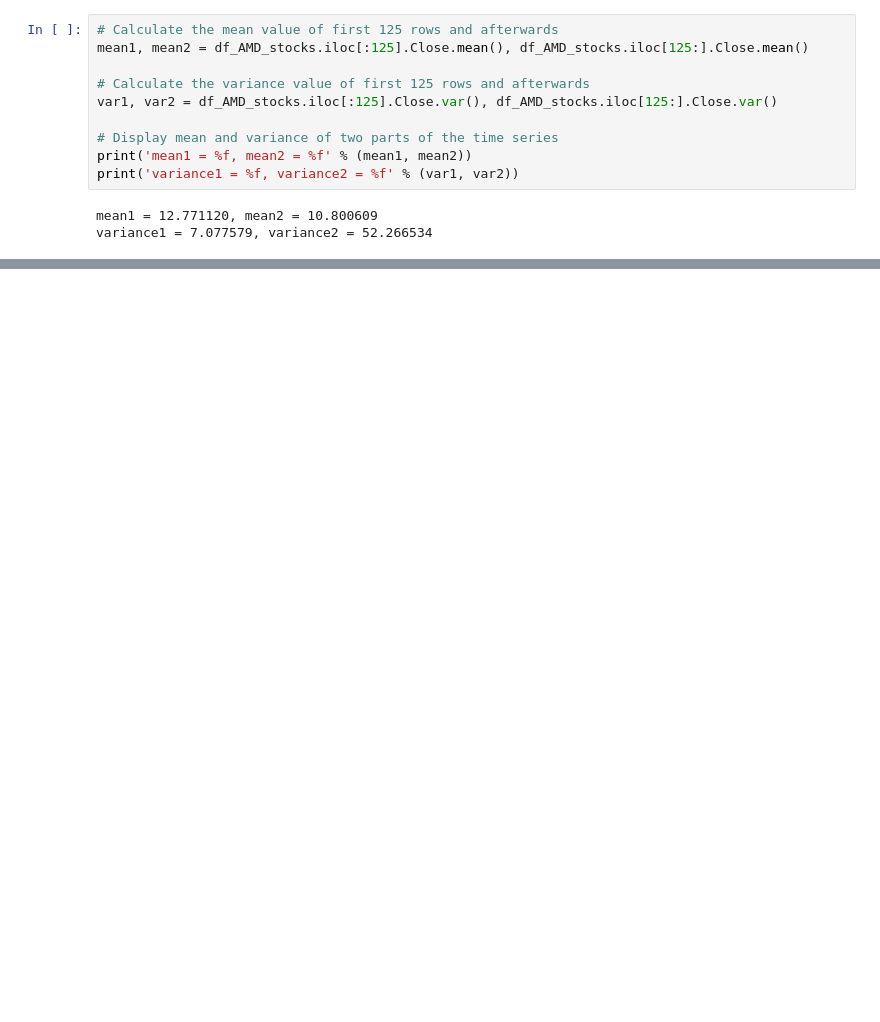
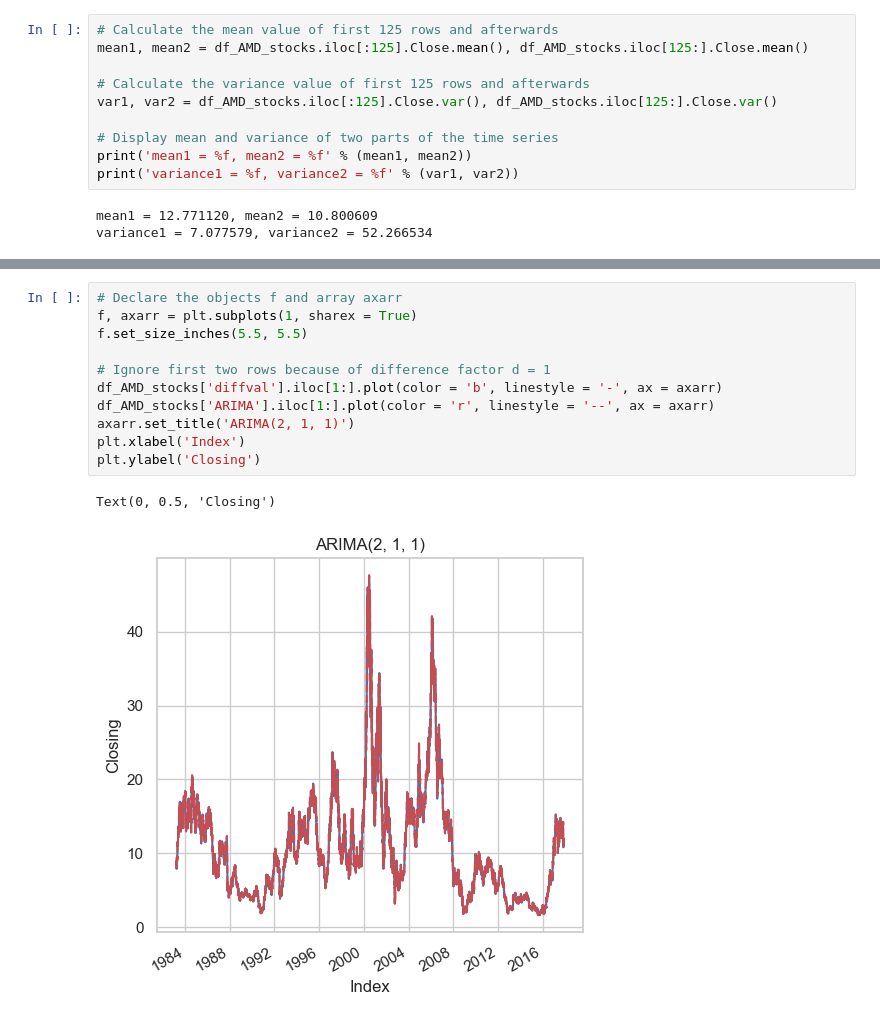
Before and after one commit to FJGM2023015/ML_Stocks_Project, a Jupyter notebook: ML_Stocks_Project.ipynb, the cells around one changed output, grey strips where cells are left out. Cells and saved outputs as stored; diff of their text form; blank space fills up the shorter version.

```diff
--- a/ML_Stocks_Project.ipynb
+++ b/ML_Stocks_Project.ipynb
@@ -1293,0 +1265,14 @@ for a in intervals:
+# %%
+# Declare the objects f and array axarr
+f, axarr = plt.subplots(1, sharex = True)
+f.set_size_inches(5.5, 5.5)
+
+# Ignore first two rows because of difference factor d = 1
+df_AMD_stocks['diffval'].iloc[1:].plot(color = 'b', linestyle = '-', ax = axarr)
+df_AMD_stocks['ARIMA'].iloc[1:].plot(color = 'r', linestyle = '--', ax = axarr)
+axarr.set_title('ARIMA(2, 1, 1)')
+plt.xlabel('Index')
+plt.ylabel('Closing')
+# %% [output]
+Text(0, 0.5, 'Closing')
+[figure, added]
```
Also changed, not shown: parts of 45 cells of this notebook.
